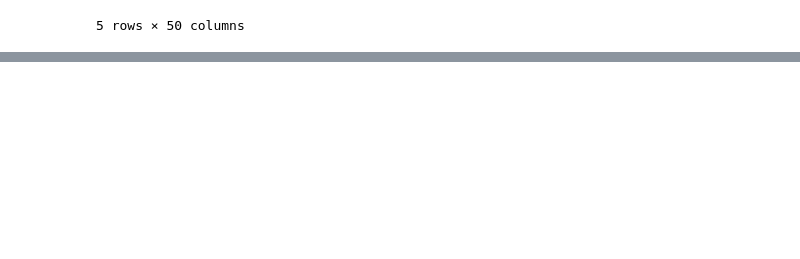
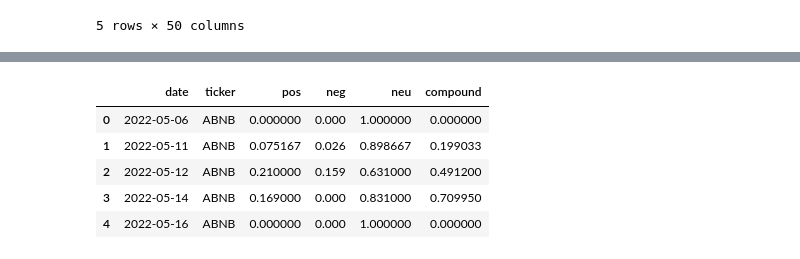
Before and after one commit to JoeHGeoghegan/P2G2-ProjectGit, a Jupyter notebook: Notebooks/Krista.ipynb, the cells around one changed output, grey strips where cells are left out. Saved outputs shown, nothing was run; the diff lists cells and outputs as text; code cells hidden in the pictures; blank space fills up the shorter version.

```diff
--- a/Notebooks/Krista.ipynb
+++ b/Notebooks/Krista.ipynb
@@ -238,0 +228,10 @@ def binner(bins, labels, df):
+# %%
+news_df = pd.read_csv("../Notebooks/Data/Cleaned_Data/news_sentiment.csv", index_col=[0])
+news_df.head()
+# %% [output]
+|  | date | ticker | pos | neg | neu | compound |
+| 0 | 2022-05-06 | ABNB | 0.000000 | 0.000 | 1.000000 | 0.000000 |
+| 1 | 2022-05-11 | ABNB | 0.075167 | 0.026 | 0.898667 | 0.199033 |
+| 2 | 2022-05-12 | ABNB | 0.210000 | 0.159 | 0.631000 | 0.491200 |
+| 3 | 2022-05-14 | ABNB | 0.169000 | 0.000 | 0.831000 | 0.709950 |
+| 4 | 2022-05-16 | ABNB | 0.000000 | 0.000 | 1.000000 | 0.000000 |
```
Also changed, not shown: parts of 25 cells of this notebook, 3 other files.
